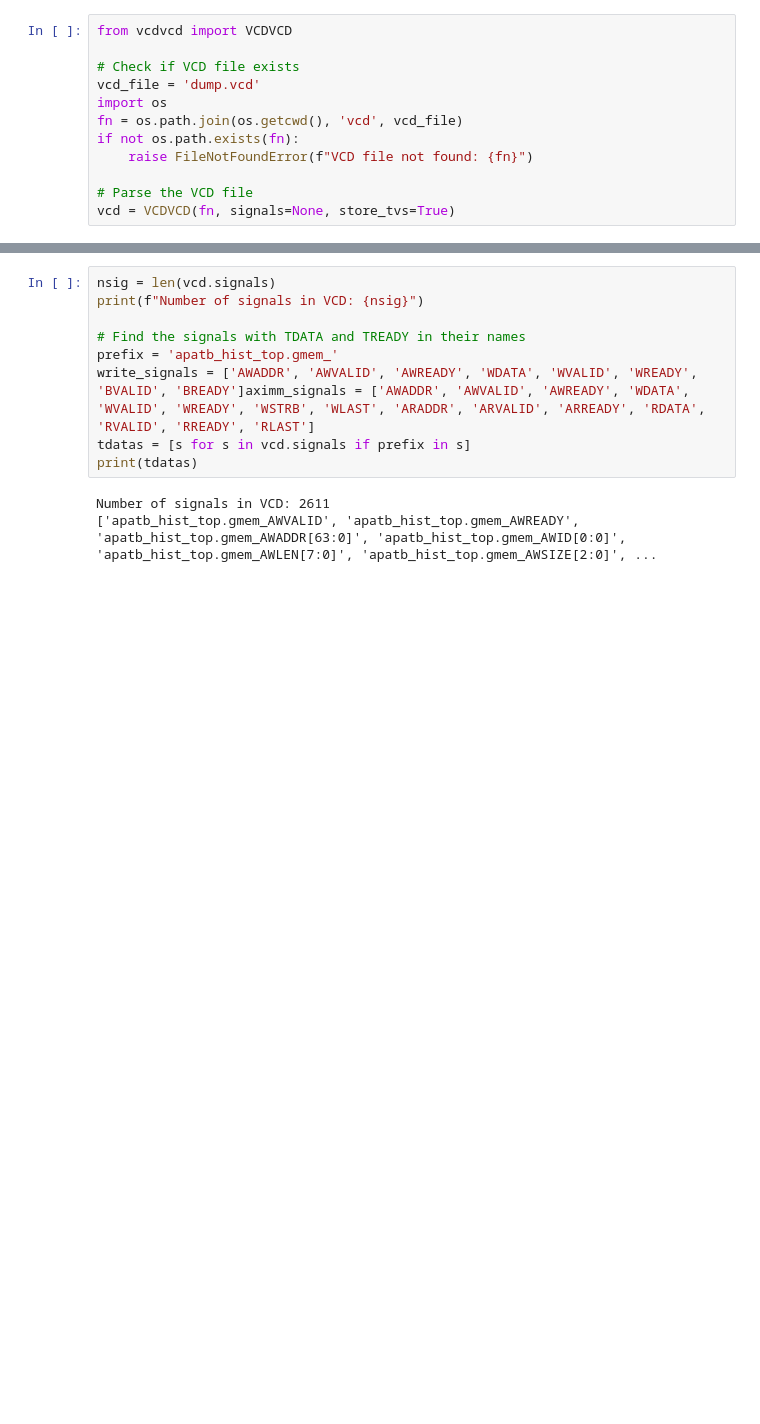
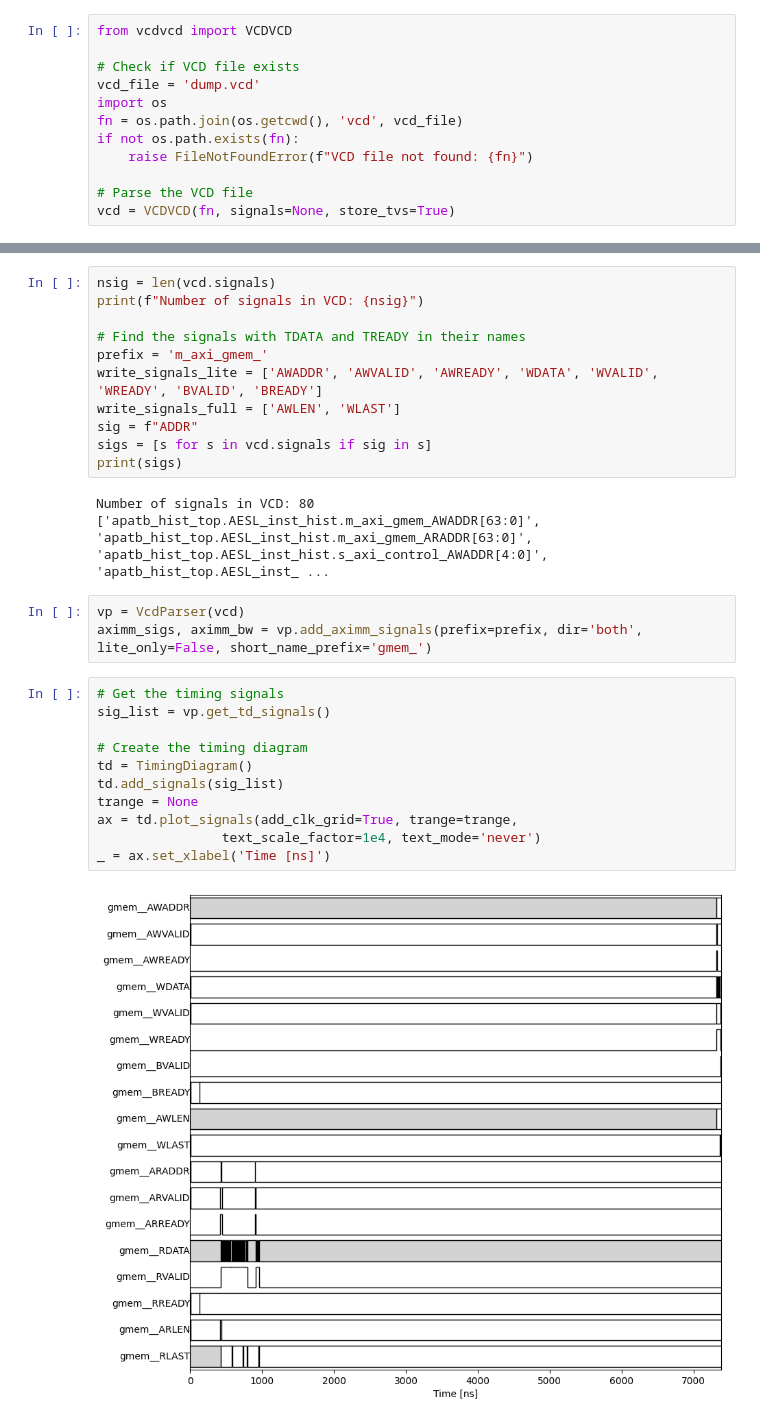
Before and after one commit to sdrangan/pysilicon, a Jupyter notebook: examples/histogram/view_timing.ipynb, the cells around one changed output, grey strips where cells are left out. Cells and saved outputs as stored; diff of their text form; blank space fills up the shorter version.

```diff
--- a/examples/histogram/view_timing.ipynb
+++ b/examples/histogram/view_timing.ipynb
@@ -33,10 +48,28 @@ nsig = len(vcd.signals)
 print(f"Number of signals in VCD: {nsig}")
 
 # Find the signals with TDATA and TREADY in their names
-prefix = 'apatb_hist_top.gmem_'
-write_signals = ['AWADDR', 'AWVALID', 'AWREADY', 'WDATA', 'WVALID', 'WREADY', 'BVALID', 'BREADY']aximm_signals = ['AWADDR', 'AWVALID', 'AWREADY', 'WDATA', 'WVALID', 'WREADY', 'WSTRB', 'WLAST', 'ARADDR', 'ARVALID', 'ARREADY', 'RDATA', 'RVALID', 'RREADY', 'RLAST']
-tdatas = [s for s in vcd.signals if prefix in s]
-print(tdatas)
+prefix = 'm_axi_gmem_'
+write_signals_lite = ['AWADDR', 'AWVALID', 'AWREADY', 'WDATA', 'WVALID', 'WREADY', 'BVALID', 'BREADY']
+write_signals_full = ['AWLEN', 'WLAST']
+sig = f"ADDR"
+sigs = [s for s in vcd.signals if sig in s]
+print(sigs)
 # %% [output]
-Number of signals in VCD: 2611
-['apatb_hist_top.gmem_AWVALID', 'apatb_hist_top.gmem_AWREADY', 'apatb_hist_top.gmem_AWADDR[63:0]', 'apatb_hist_top.gmem_AWID[0:0]', 'apatb_hist_top.gmem_AWLEN[7:0]', 'apatb_hist_top.gmem_AWSIZE[2:0]', ...
+Number of signals in VCD: 80
+['apatb_hist_top.AESL_inst_hist.m_axi_gmem_AWADDR[63:0]', 'apatb_hist_top.AESL_inst_hist.m_axi_gmem_ARADDR[63:0]', 'apatb_hist_top.AESL_inst_hist.s_axi_control_AWADDR[4:0]', 'apatb_hist_top.AESL_inst_ ...
+# %%
+vp = VcdParser(vcd)
+aximm_sigs, aximm_bw = vp.add_aximm_signals(prefix=prefix, dir='both', lite_only=False, short_name_prefix='gmem_')
+# %%
+# Get the timing signals
+sig_list = vp.get_td_signals()
+
+# Create the timing diagram
+td = TimingDiagram()
+td.add_signals(sig_list)
+trange = None
+ax = td.plot_signals(add_clk_grid=True, trange=trange,
+                text_scale_factor=1e4, text_mode='never')
+_ = ax.set_xlabel('Time [ns]')
+# %% [output]
+[figure, added]
```
Also changed, not shown: parts of 3 cells of this notebook, 12 other files.
